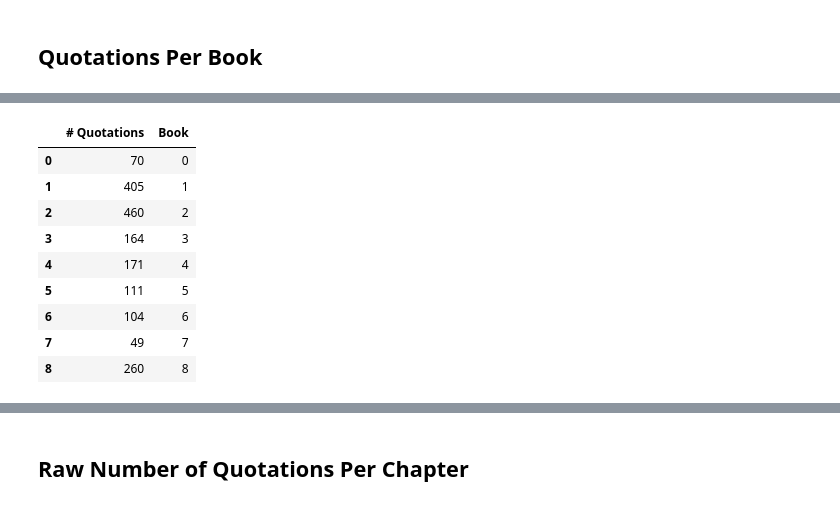
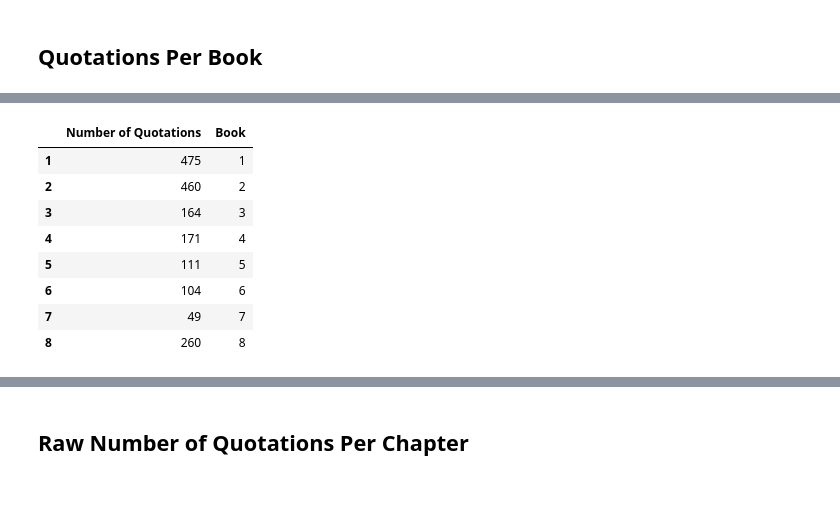
Before and after one commit to lit-mod-viz/middlemarch-critical-histories, a Jupyter notebook: notebooks/jstor-analysis.ipynb, the cells around one changed output, grey strips where cells are left out. Saved outputs shown, nothing was run; the diff lists cells and outputs as text; code cells hidden in the pictures.

```diff
--- a/notebooks/jstor-analysis.ipynb
+++ b/notebooks/jstor-analysis.ipynb
@@ -376,13 +432,12 @@ quotationsPerBook
 8    260
 dtype: int64
 # %%
-quotationsPerBook = pd.DataFrame(quotationsPerBook, index=range(0,9), columns=['# Quotations'])
-quotationsPerBook['Book'] = range(0, 9)
+quotationsPerBook = pd.DataFrame(quotationsPerBook, index=range(1,9), columns=['Number of Quotations'])
+quotationsPerBook['Book'] = range(1, 9)
 quotationsPerBook
 # %% [output]
-|  | # Quotations | Book |
-| 0 | 70 | 0 |
-| 1 | 405 | 1 |
+|  | Number of Quotations | Book |
+| 1 | 475 | 1 |
 | 2 | 460 | 2 |
 | 3 | 164 | 3 |
 | 4 | 171 | 4 |
```
Also changed, not shown: parts of 65 cells of this notebook, 2 other files.
